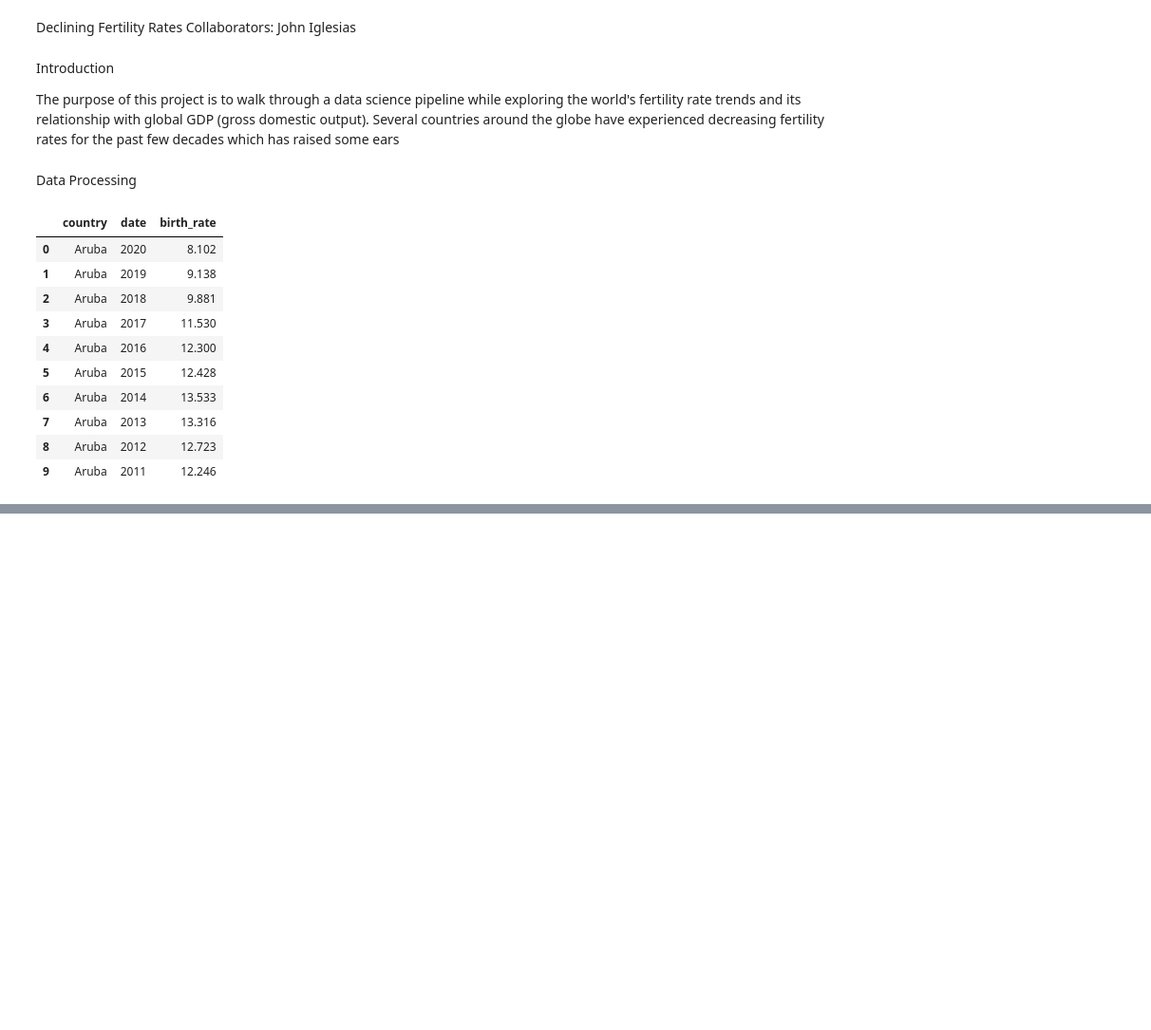
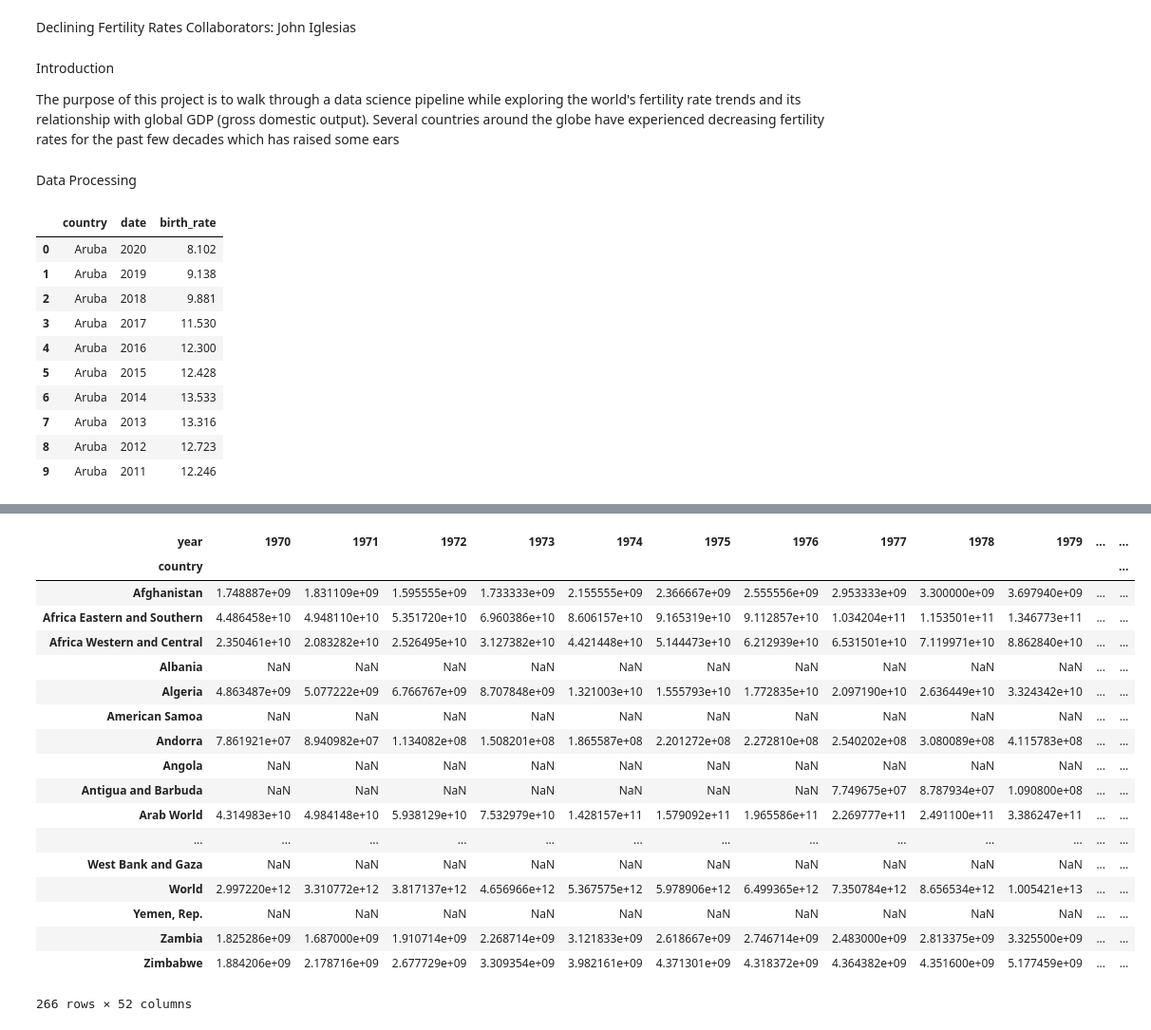
Before and after one commit to iglesias-johnluke/iglesias-johnluke.github.io, a Jupyter notebook: tutorial.ipynb, the cells around one changed output, grey strips where cells are left out. Shown at 95% size. Cells and saved outputs as stored; diff of their text form; code cells hidden in the pictures; blank space fills up the shorter version.

Commit message:
gdp data

```diff
--- a/tutorial.ipynb
+++ b/tutorial.ipynb
@@ -18,6 +20,7 @@ Data Processing
 # %%
 
 def getBirthRateData() -> pd.DataFrame:
+    ''''returns df of every country's birth rate annually since 1970'''
     # Get a list of all country codes
     url = "http://api.worldbank.org/v2/country/all?per_page=500&format=json"
     response = requests.get(url)
@@ -72,0 +67,43 @@ df.head(10)
+# %%
+def get_gdp_df():
+    '''returns df of every country's gdp annually since 1970'''
+    url = 'https://api.worldbank.org/v2/country/all/indicator/NY.GDP.MKTP.CD?per_page=20000&date=1970:2022&format=json'
+    response = requests.get(url)
+
+    # Extract JSON data from response
+    data = response.json()
+    df = pd.json_normalize(data[1])
+
+    # get relevant columns
+    df = df[['country.value', 'date', 'value']]
+
+    # Rename columns
+    df.columns = ['country', 'year', 'gdp']
+
+    # Pivot the table to make years as columns
+    df = df.pivot(index='country', columns='year', values='gdp')
+
+    return df
+
+gdp_df = get_gdp_df()
+gdp_df
+# %% [output]
+| year | 1970 | 1971 | 1972 | 1973 | 1974 | 1975 | 1976 | 1977 | 1978 | 1979 | ... | ... |
+| country |  |  |  |  |  |  |  |  |  |  |  | ... |
+| Afghanistan | 1.748887e+09 | 1.831109e+09 | 1.595555e+09 | 1.733333e+09 | 2.155555e+09 | 2.366667e+09 | 2.555556e+09 | 2.953333e+09 | 3.300000e+09 | 3.697940e+09 | ... | ... |
+| Africa Eastern and Southern | 4.486458e+10 | 4.948110e+10 | 5.351720e+10 | 6.960386e+10 | 8.606157e+10 | 9.165319e+10 | 9.112857e+10 | 1.034204e+11 | 1.153501e+11 | 1.346773e+11 | ... | ... |
+| Africa Western and Central | 2.350461e+10 | 2.083282e+10 | 2.526495e+10 | 3.127382e+10 | 4.421448e+10 | 5.144473e+10 | 6.212939e+10 | 6.531501e+10 | 7.119971e+10 | 8.862840e+10 | ... | ... |
+| Albania | NaN | NaN | NaN | NaN | NaN | NaN | NaN | NaN | NaN | NaN | ... | ... |
+| Algeria | 4.863487e+09 | 5.077222e+09 | 6.766767e+09 | 8.707848e+09 | 1.321003e+10 | 1.555793e+10 | 1.772835e+10 | 2.097190e+10 | 2.636449e+10 | 3.324342e+10 | ... | ... |
+| American Samoa | NaN | NaN | NaN | NaN | NaN | NaN | NaN | NaN | NaN | NaN | ... | ... |
+| Andorra | 7.861921e+07 | 8.940982e+07 | 1.134082e+08 | 1.508201e+08 | 1.865587e+08 | 2.201272e+08 | 2.272810e+08 | 2.540202e+08 | 3.080089e+08 | 4.115783e+08 | ... | ... |
+| Angola | NaN | NaN | NaN | NaN | NaN | NaN | NaN | NaN | NaN | NaN | ... | ... |
+| Antigua and Barbuda | NaN | NaN | NaN | NaN | NaN | NaN | NaN | 7.749675e+07 | 8.787934e+07 | 1.090800e+08 | ... | ... |
+| Arab World | 4.314983e+10 | 4.984148e+10 | 5.938129e+10 | 7.532979e+10 | 1.428157e+11 | 1.579092e+11 | 1.965586e+11 | 2.269777e+11 | 2.491100e+11 | 3.386247e+11 | ... | ... |
+| ... | ... | ... | ... | ... | ... | ... | ... | ... | ... | ... | ... | ... |
+| West Bank and Gaza | NaN | NaN | NaN | NaN | NaN | NaN | NaN | NaN | NaN | NaN | ... | ... |
+| World | 2.997220e+12 | 3.310772e+12 | 3.817137e+12 | 4.656966e+12 | 5.367575e+12 | 5.978906e+12 | 6.499365e+12 | 7.350784e+12 | 8.656534e+12 | 1.005421e+13 | ... | ... |
+| Yemen, Rep. | NaN | NaN | NaN | NaN | NaN | NaN | NaN | NaN | NaN | NaN | ... | ... |
+| Zambia | 1.825286e+09 | 1.687000e+09 | 1.910714e+09 | 2.268714e+09 | 3.121833e+09 | 2.618667e+09 | 2.746714e+09 | 2.483000e+09 | 2.813375e+09 | 3.325500e+09 | ... | ... |
+| Zimbabwe | 1.884206e+09 | 2.178716e+09 | 2.677729e+09 | 3.309354e+09 | 3.982161e+09 | 4.371301e+09 | 4.318372e+09 | 4.364382e+09 | 4.351600e+09 | 5.177459e+09 | ... | ... |
+266 rows × 52 columns
```
Also changed, not shown: parts of 3 cells of this notebook.
